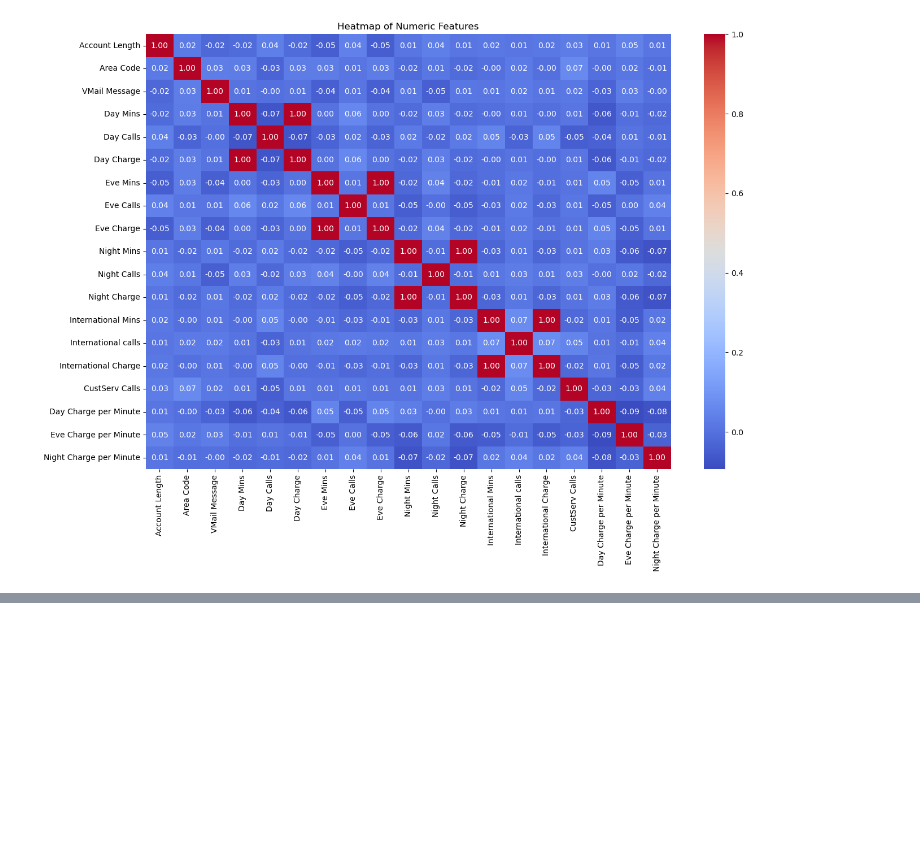
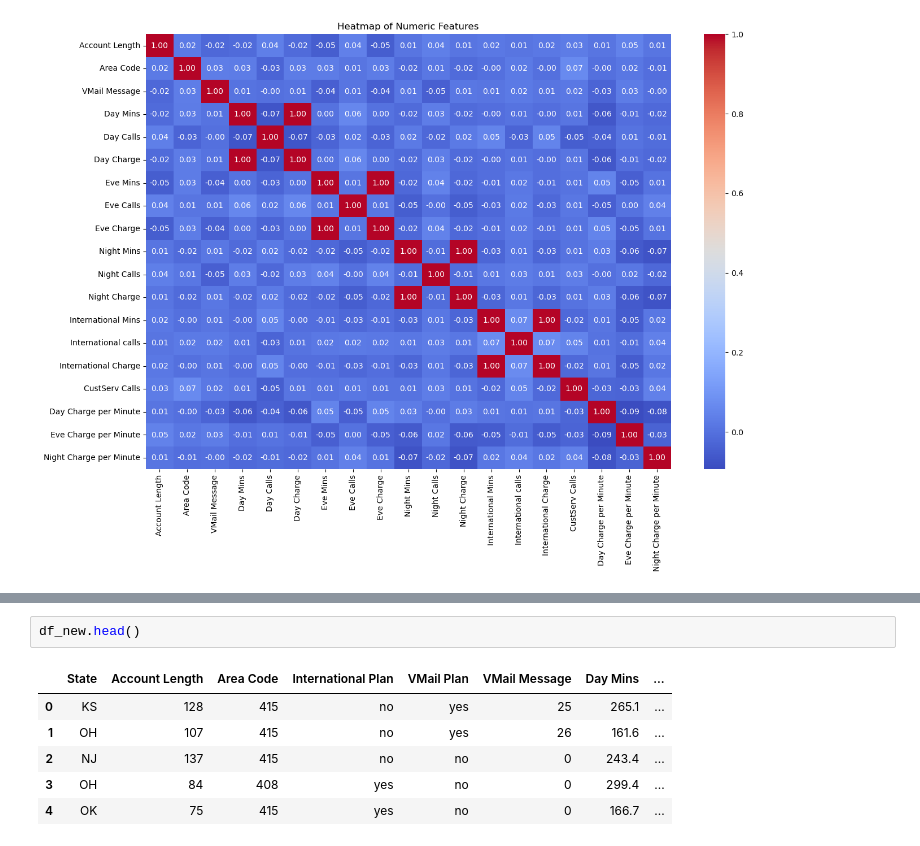
Before and after one commit to SweetyDhas/Live-Project, a Jupyter notebook: No Churn Telecom Project/No_Churn_Telecom.ipynb, the cells around one changed output, grey strips where cells are left out. Cells and saved outputs as stored; diff of their text form; blank space fills up the shorter version.

```diff
--- a/No Churn Telecom Project/No_Churn_Telecom.ipynb
+++ b/No Churn Telecom Project/No_Churn_Telecom.ipynb
@@ -466,0 +481,9 @@ plt.show()
+# %%
+df_new.head()
+# %% [output]
+|  | State | Account Length | Area Code | International Plan | VMail Plan | VMail Message | Day Mins | ... |
+| 0 | KS | 128 | 415 | no | yes | 25 | 265.1 | ... |
+| 1 | OH | 107 | 415 | no | yes | 26 | 161.6 | ... |
+| 2 | NJ | 137 | 415 | no | no | 0 | 243.4 | ... |
+| 3 | OH | 84 | 408 | yes | no | 0 | 299.4 | ... |
+| 4 | OK | 75 | 415 | yes | no | 0 | 166.7 | ... |
```
Also changed, not shown: parts of 24 cells of this notebook.
